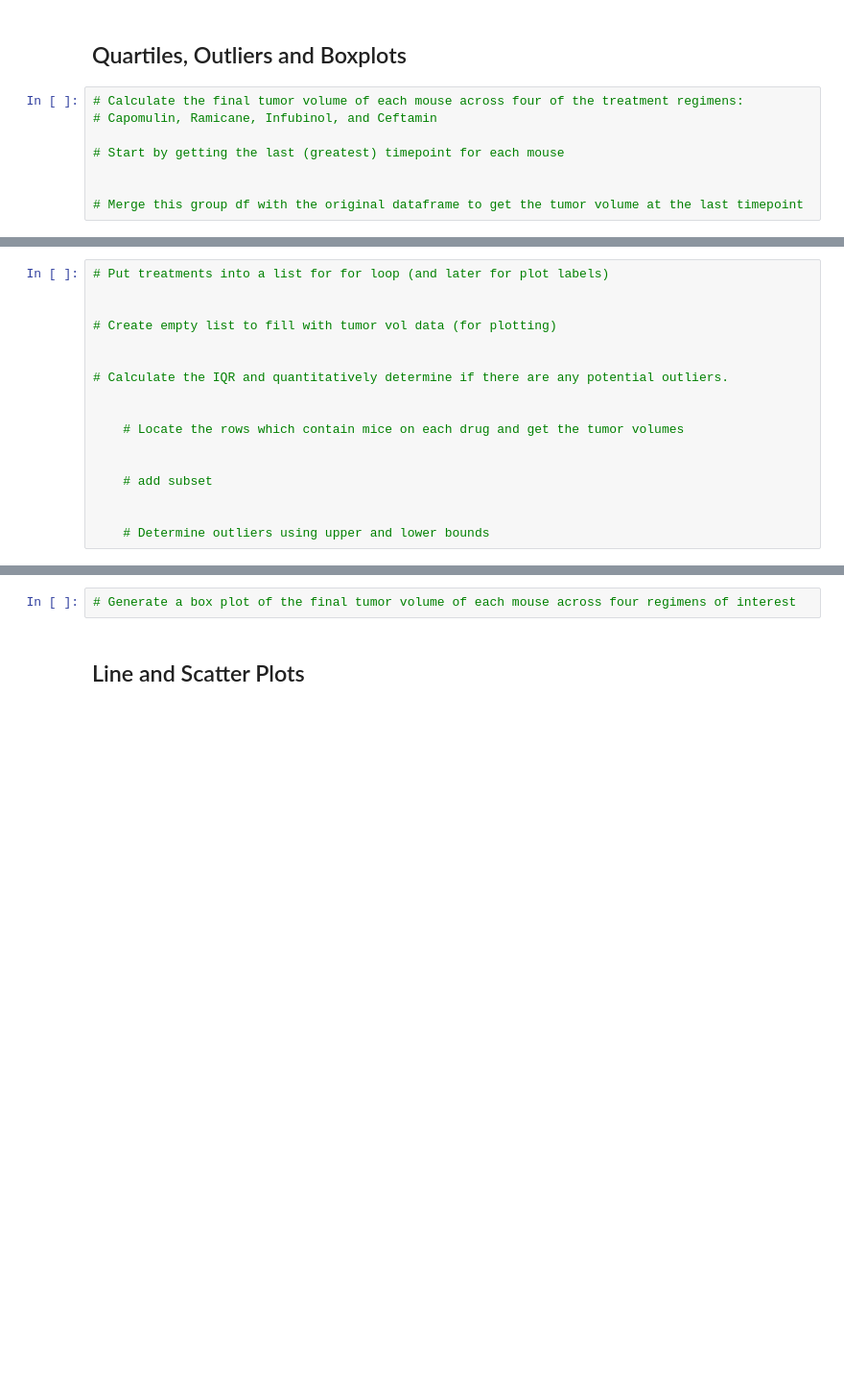
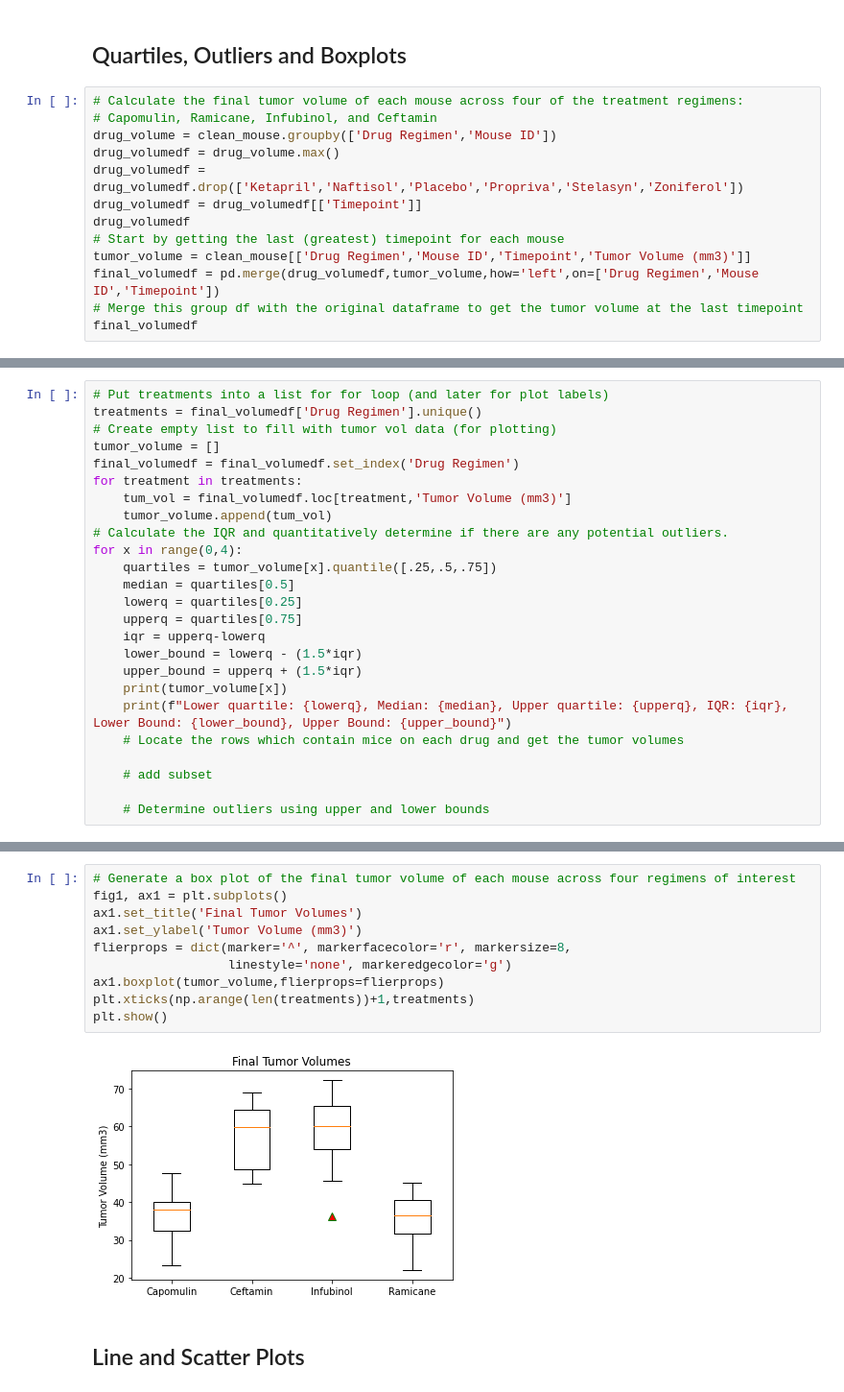
Before and after one commit to AustinRCole/Maplotlib-challenge, a Jupyter notebook: pymaceuticals_starter.ipynb, the cells around one changed output, grey strips where cells are left out. Shown at 96% size. Cells and saved outputs as stored; diff of their text form; blank space fills up the shorter version.

```diff
--- a/pymaceuticals_starter.ipynb
+++ b/pymaceuticals_starter.ipynb
@@ -149,8 +178,13 @@ plt.show()
 # %%
 # Calculate the final tumor volume of each mouse across four of the treatment regimens:
 # Capomulin, Ramicane, Infubinol, and Ceftamin
-
+drug_volume = clean_mouse.groupby(['Drug Regimen','Mouse ID'])
+drug_volumedf = drug_volume.max()
+drug_volumedf = drug_volumedf.drop(['Ketapril','Naftisol','Placebo','Propriva','Stelasyn','Zoniferol'])
+drug_volumedf = drug_volumedf[['Timepoint']]
+drug_volumedf
 # Start by getting the last (greatest) timepoint for each mouse
-
-
+tumor_volume = clean_mouse[['Drug Regimen','Mouse ID','Timepoint','Tumor Volume (mm3)']]
+final_volumedf = pd.merge(drug_volumedf,tumor_volume,how='left',on=['Drug Regimen','Mouse ID','Timepoint'])
 # Merge this group df with the original dataframe to get the tumor volume at the last timepoint
+final_volumedf
@@ -157,17 +209,25 @@ plt.show()
 # %%
 # Put treatments into a list for for loop (and later for plot labels)
-
-
+treatments = final_volumedf['Drug Regimen'].unique()
 # Create empty list to fill with tumor vol data (for plotting)
-
-
+tumor_volume = []
+final_volumedf = final_volumedf.set_index('Drug Regimen')
+for treatment in treatments:
+    tum_vol = final_volumedf.loc[treatment,'Tumor Volume (mm3)']
+    tumor_volume.append(tum_vol)
 # Calculate the IQR and quantitatively determine if there are any potential outliers.
-
-
+for x in range(0,4):
+    quartiles = tumor_volume[x].quantile([.25,.5,.75])
+    median = quartiles[0.5]
+    lowerq = quartiles[0.25]
+    upperq = quartiles[0.75]
+    iqr = upperq-lowerq
+    lower_bound = lowerq - (1.5*iqr)
+    upper_bound = upperq + (1.5*iqr)
+    print(tumor_volume[x])
+    print(f"Lower quartile: {lowerq}, Median: {median}, Upper quartile: {upperq}, IQR: {iqr}, Lower Bound: {lower_bound}, Upper Bound: {upper_bound}")
     # Locate the rows which contain mice on each drug and get the tumor volumes
-
 
     # add subset
 
-
     # Determine outliers using upper and lower bounds
@@ -174,4 +252,14 @@ plt.show()
 # %%
 # Generate a box plot of the final tumor volume of each mouse across four regimens of interest
+fig1, ax1 = plt.subplots()
+ax1.set_title('Final Tumor Volumes')
+ax1.set_ylabel('Tumor Volume (mm3)')
+flierprops = dict(marker='^', markerfacecolor='r', markersize=8,
+                  linestyle='none', markeredgecolor='g')
+ax1.boxplot(tumor_volume,flierprops=flierprops)
+plt.xticks(np.arange(len(treatments))+1,treatments)
+plt.show()
+# %% [output]
+[figure, added]
 # %% [markdown]
 ## Line and Scatter Plots
```
Also changed, not shown: parts of 14 cells of this notebook.
